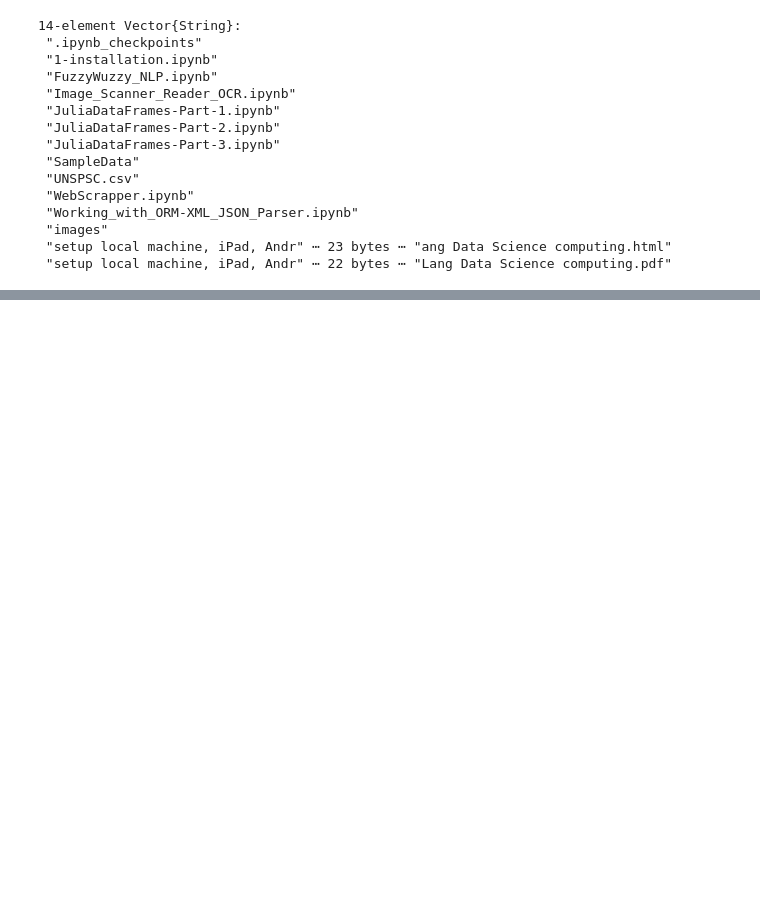
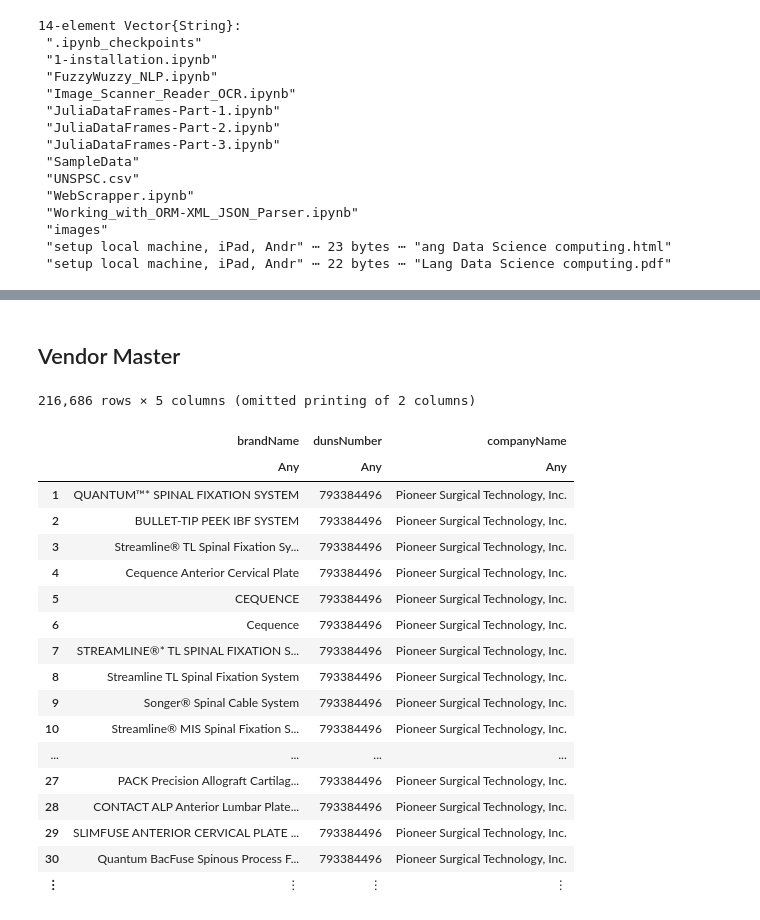
Before and after one commit to AmitXShukla/AmitXShukla.github.io, a Jupyter notebook: blogs/julia/JuliaDataFrames-Part-3.ipynb, the cells around one changed output, grey strips where cells are left out. Cells and saved outputs as stored; diff of their text form; code cells hidden in the pictures; blank space fills up the shorter version.

```diff
--- a/blogs/julia/JuliaDataFrames-Part-3.ipynb
+++ b/blogs/julia/JuliaDataFrames-Part-3.ipynb
@@ -427,0 +293,41 @@ df_ledger[1:5,["POSTED_TOTAL","TOTAL"]]
+# %% [markdown]
+## Vendor Master
+# %%
+#################
+# Vendor master #
+#################
+# create Vendor Master from GUDID dataset
+# show(first(dfGUDIDdevice,5), allcols=true)
+# show(first(dfGUDIDdevice[:,[:brandName, :catalogNumber, :dunsNumber, :companyName, :rx, :otc]],5), allcols=true)
+# names(dfGUDIDdevice)
+# dfVendor = unique(dfGUDIDdevice[:,[:brandName, :catalogNumber, :dunsNumber, :companyName, :rx, :otc]])
+# dfVendor = unique(dfGUDIDdevice[:,[:companyName]]) # 7574 unique vendors
+dfVendor = unique(dfGUDIDdevice[:,[:brandName, :dunsNumber, :companyName, :rx, :otc]])
+# dfVendor is a good dataset, have 216k rows for 7574 unique vendors
+
+# # remember to empty dataFrame after usage
+# # Julia will flush it out automatically after session,
+# # but often ERP data gets bulky during session
+# Base.summarysize(dfVendor)
+# empty!(dfVendor)
+# Base.summarysize(dfVendor)
+# %% [output]
+216,686 rows × 5 columns (omitted printing of 2 columns)
+|  | brandName | dunsNumber | companyName |
+|  | Any | Any | Any |
+| 1 | QUANTUM™* SPINAL FIXATION SYSTEM | 793384496 | Pioneer Surgical Technology, Inc. |
+| 2 | BULLET-TIP PEEK IBF SYSTEM | 793384496 | Pioneer Surgical Technology, Inc. |
+| 3 | Streamline® TL Spinal Fixation Sy... | 793384496 | Pioneer Surgical Technology, Inc. |
+| 4 | Cequence Anterior Cervical Plate | 793384496 | Pioneer Surgical Technology, Inc. |
+| 5 | CEQUENCE | 793384496 | Pioneer Surgical Technology, Inc. |
+| 6 | Cequence | 793384496 | Pioneer Surgical Technology, Inc. |
+| 7 | STREAMLINE®* TL SPINAL FIXATION S... | 793384496 | Pioneer Surgical Technology, Inc. |
+| 8 | Streamline TL Spinal Fixation System | 793384496 | Pioneer Surgical Technology, Inc. |
+| 9 | Songer® Spinal Cable System | 793384496 | Pioneer Surgical Technology, Inc. |
+| 10 | Streamline® MIS Spinal Fixation S... | 793384496 | Pioneer Surgical Technology, Inc. |
+| ... | ... | ... | ... |
+| 27 | PACK Precision Allograft Cartilag... | 793384496 | Pioneer Surgical Technology, Inc. |
+| 28 | CONTACT ALP Anterior Lumbar Plate... | 793384496 | Pioneer Surgical Technology, Inc. |
+| 29 | SLIMFUSE ANTERIOR CERVICAL PLATE ... | 793384496 | Pioneer Surgical Technology, Inc. |
+| 30 | Quantum BacFuse Spinous Process F... | 793384496 | Pioneer Surgical Technology, Inc. |
+| ⋮ | ⋮ | ⋮ | ⋮ |
```
Also changed, not shown: parts of 28 cells of this notebook, 1 other file.
